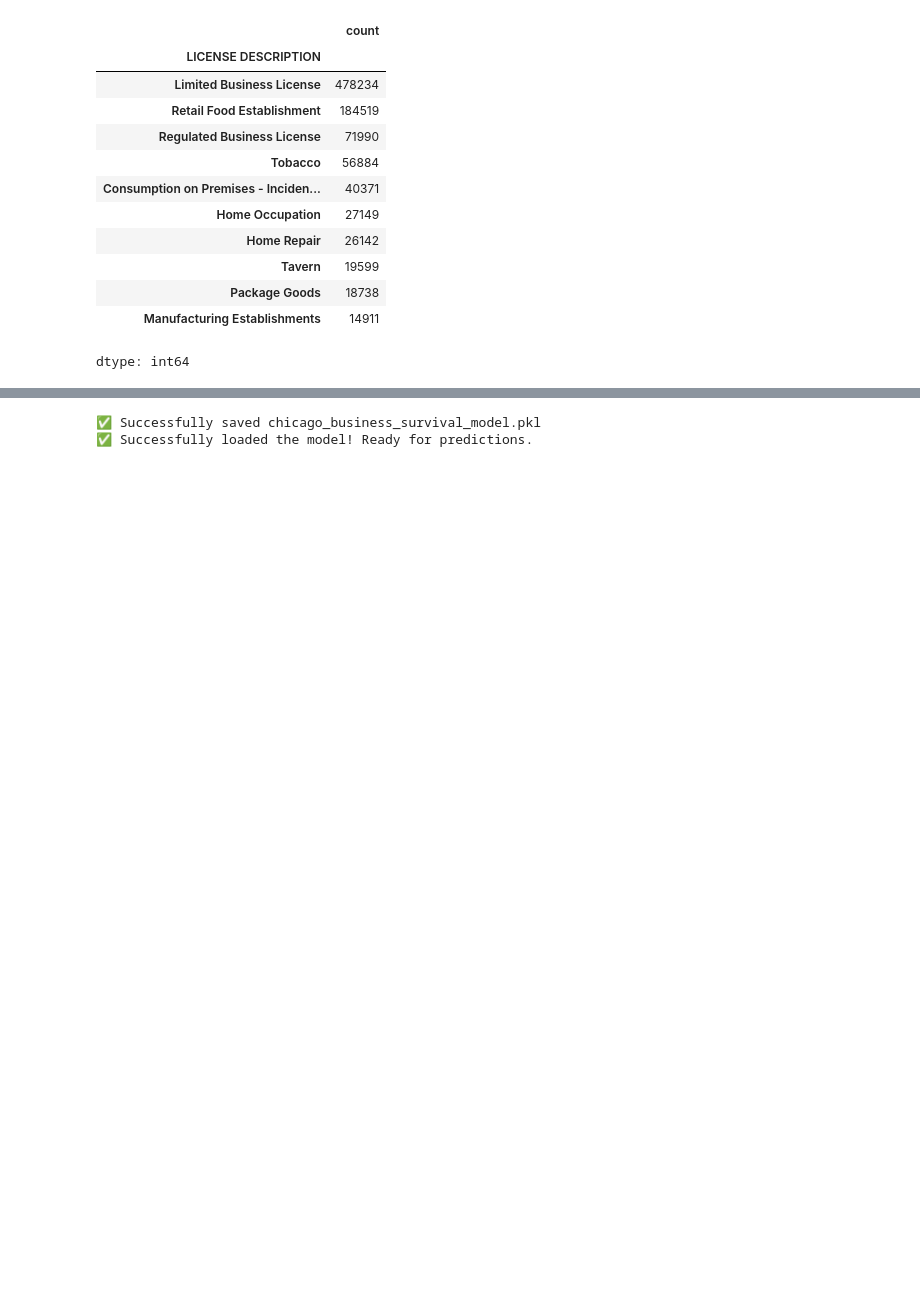
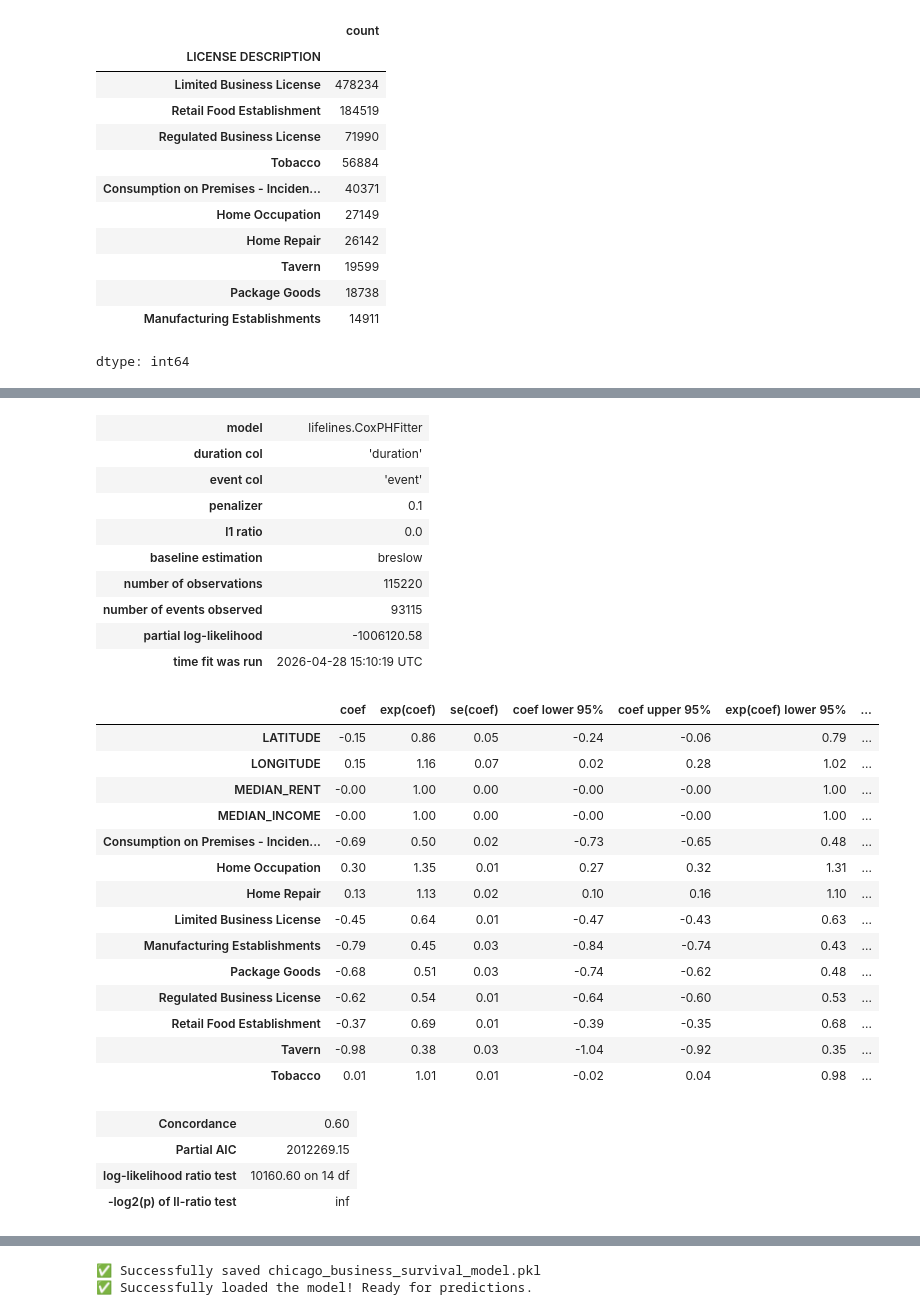
Before and after one commit to Stay332/Chicago-Bussiness-Longevity, a Jupyter notebook: data project - milestone 2-1.ipynb, the cells around one changed output, grey strips where cells are left out. Saved outputs shown, nothing was run; the diff lists cells and outputs as text; code cells hidden in the pictures; blank space fills up the shorter version.

```diff
--- a/data project - milestone 2-1.ipynb
+++ b/data project - milestone 2-1.ipynb
@@ -57,7 +57,8 @@ memory usage: 336.6+ MB
 # %% [markdown]
  Prepare the data for analysis by performing the necessary cleaning, transformation, and preprocessing steps.
 # %%
-chicago_licenses_df_sub = chicago_licenses_df[['CITY', 'ZIP CODE', 'LICENSE STATUS', 'LICENSE TERM START DATE','LICENSE TERM EXPIRATION DATE','LATITUDE', 'LONGITUDE', 'ACCOUNT NUMBER', 'LICENSE DESCRIPTION']]
+chicago_licenses_df_sub = chicago_licenses_df[['CITY', 'ZIP CODE', 'LICENSE STATUS', 'LICENSE TERM START DATE','LICENSE TERM EXPIRATION DATE','LATITUDE', 'LONGITUDE', 'ACCOUNT NUMBER', 'LICENSE DESCRIPTION', "LEGAL NAME",
+                                               "ADDRESS"]]
 chicago_licenses_df_sub = chicago_licenses_df_sub[chicago_licenses_df_sub["LICENSE STATUS"].isin(["AAI", "AAC"])].reset_index(drop=True)
 # %%
 chicago_licenses_df_sub['LICENSE DESCRIPTION'].value_counts(dropna=False).head(10)
@@ -198,0 +183,11 @@ plt.show()
+# %%
+# ── Merge ACS features into df_merged on ZIP_CODE ─────────────────────────
+df_merged = df_merged.merge(acs_df, on="ZIP_CODE", how="left")
+
+# Fill the few unmatched ZIPs with the Illinois statewide median
+df_merged["MEDIAN_RENT"].fillna(df_merged["MEDIAN_RENT"].median(), inplace=True)
+df_merged["MEDIAN_INCOME"].fillna(df_merged["MEDIAN_INCOME"].median(), inplace=True)
+
+print(f"Shape after enrichment: {df_merged.shape}")
+print("\nNew feature statistics:")
+df_merged[["ZIP_CODE", "MEDIAN_RENT", "MEDIAN_INCOME"]].describe().round(0)
@@ -198,0 +241,33 @@ plt.show()
+# %%
+import pandas as pd
+from lifelines import CoxPHFitter
+from sklearn.model_selection import train_test_split
+
+# One-Hot Encoding for ALL_LICENSES
+licenses_dummies = df_merged['ALL_LICENSES'].str.join('|').str.get_dummies()
+
+# Build feature matrix — now includes MEDIAN_RENT and MEDIAN_INCOME
+df_model = pd.concat([
+    df_merged[['LATITUDE', 'LONGITUDE', 'MEDIAN_RENT', 'MEDIAN_INCOME', 'duration', 'event']],
+    licenses_dummies
+], axis=1)
+
+# 80/20 split
+train_df, test_df = train_test_split(df_model, test_size=0.2, random_state=42)
+
+# Cox PH model with L2 penalizer to handle collinearity
+cph = CoxPHFitter(penalizer=0.1)
+
+print("Start training Cox Proportional Hazards model...")
+cph.fit(train_df, duration_col='duration', event_col='event')
+
+train_score = cph.score(train_df, scoring_method='concordance_index')
+test_score  = cph.score(test_df,  scoring_method='concordance_index')
+
+print(f"\nTraining completed!")
+print(f"Training C-index: {train_score:.4f}")
+print(f"Testing  C-index: {test_score:.4f}")
+
+print("\n--- Model Feature Weights Summary ---")
+cph.print_summary()
+# %% [output]
@@ -198,0 +281,29 @@ plt.show()
+| model | lifelines.CoxPHFitter |
+| duration col | 'duration' |
+| event col | 'event' |
+| penalizer | 0.1 |
+| l1 ratio | 0.0 |
+| baseline estimation | breslow |
+| number of observations | 115220 |
+| number of events observed | 93115 |
+| partial log-likelihood | -1006120.58 |
+| time fit was run | 2026-04-28 15:10:19 UTC |
+|  | coef | exp(coef) | se(coef) | coef lower 95% | coef upper 95% | exp(coef) lower 95% | ... |
+| LATITUDE | -0.15 | 0.86 | 0.05 | -0.24 | -0.06 | 0.79 | ... |
+| LONGITUDE | 0.15 | 1.16 | 0.07 | 0.02 | 0.28 | 1.02 | ... |
+| MEDIAN_RENT | -0.00 | 1.00 | 0.00 | -0.00 | -0.00 | 1.00 | ... |
+| MEDIAN_INCOME | -0.00 | 1.00 | 0.00 | -0.00 | -0.00 | 1.00 | ... |
+| Consumption on Premises - Inciden... | -0.69 | 0.50 | 0.02 | -0.73 | -0.65 | 0.48 | ... |
+| Home Occupation | 0.30 | 1.35 | 0.01 | 0.27 | 0.32 | 1.31 | ... |
+| Home Repair | 0.13 | 1.13 | 0.02 | 0.10 | 0.16 | 1.10 | ... |
+| Limited Business License | -0.45 | 0.64 | 0.01 | -0.47 | -0.43 | 0.63 | ... |
+| Manufacturing Establishments | -0.79 | 0.45 | 0.03 | -0.84 | -0.74 | 0.43 | ... |
+| Package Goods | -0.68 | 0.51 | 0.03 | -0.74 | -0.62 | 0.48 | ... |
+| Regulated Business License | -0.62 | 0.54 | 0.01 | -0.64 | -0.60 | 0.53 | ... |
+| Retail Food Establishment | -0.37 | 0.69 | 0.01 | -0.39 | -0.35 | 0.68 | ... |
+| Tavern | -0.98 | 0.38 | 0.03 | -1.04 | -0.92 | 0.35 | ... |
+| Tobacco | 0.01 | 1.01 | 0.01 | -0.02 | 0.04 | 0.98 | ... |
+| Concordance | 0.60 |
+| Partial AIC | 2012269.15 |
+| log-likelihood ratio test | 10160.60 on 14 df |
+| -log2(p) of ll-ratio test | inf |
```
Also changed, not shown: parts of 15 cells of this notebook, 6 other files.
